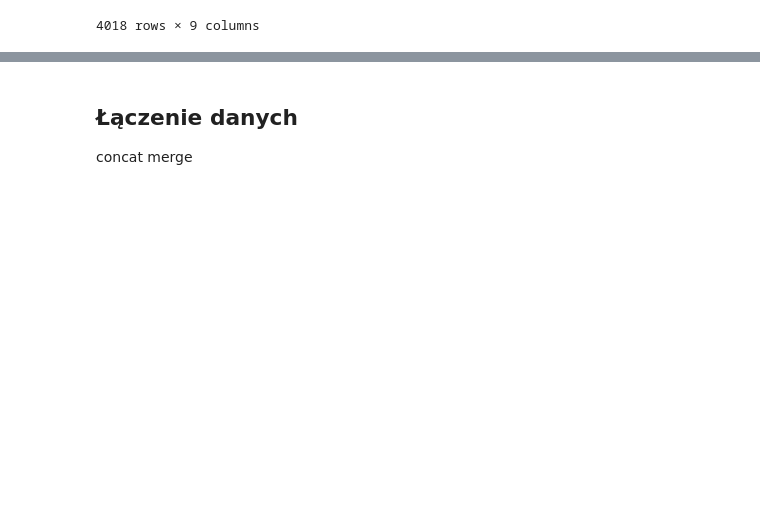
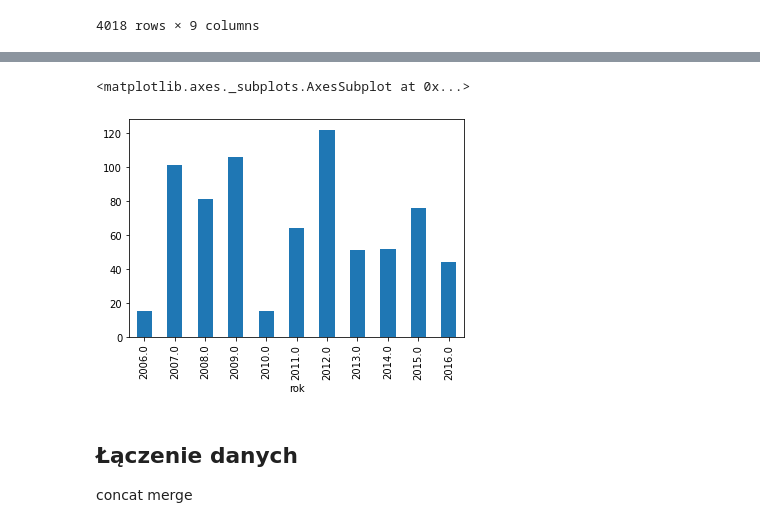
Before and after one commit to Klaudia2022/Obliczenianaukowe, a Jupyter notebook: Kopia_notatnika_Pandas2_live.ipynb, the cells around one changed output, grey strips where cells are left out. Drawn from its saved outputs; the diff is of its cells as text; code cells hidden in the pictures; blank space fills up the shorter version.

```diff
--- a/Kopia_notatnika_Pandas2_live.ipynb
+++ b/Kopia_notatnika_Pandas2_live.ipynb
@@ -277,3 +268,11 @@ Name: Temperature (C), dtype: float64
+# %%
+dane_dzienne_avg['Hum<60']=dane_dzienne_avg['Humidity']<0.6
+wilg_latami=dane_dzienne_avg.groupby('rok').sum()['Hum<60']
+#plt.bar(wilg_latami.index,wilg_latami)
+wilg_latami.plot(kind='bar')
+# %% [output]
+<matplotlib.axes._subplots.AxesSubplot at 0x...>
+[figure, added]
 # %% [markdown]
 ## Łączenie danych
 
```
Also changed, not shown: parts of 63 cells of this notebook.
